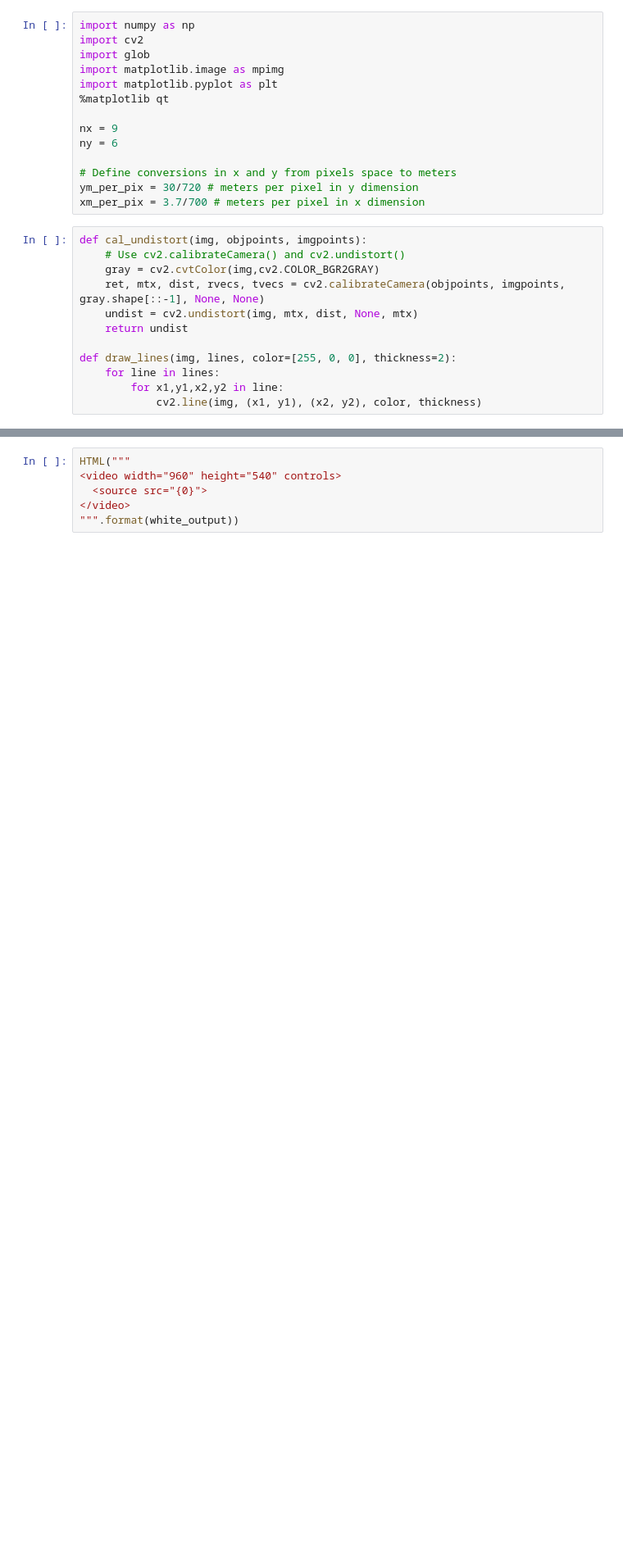
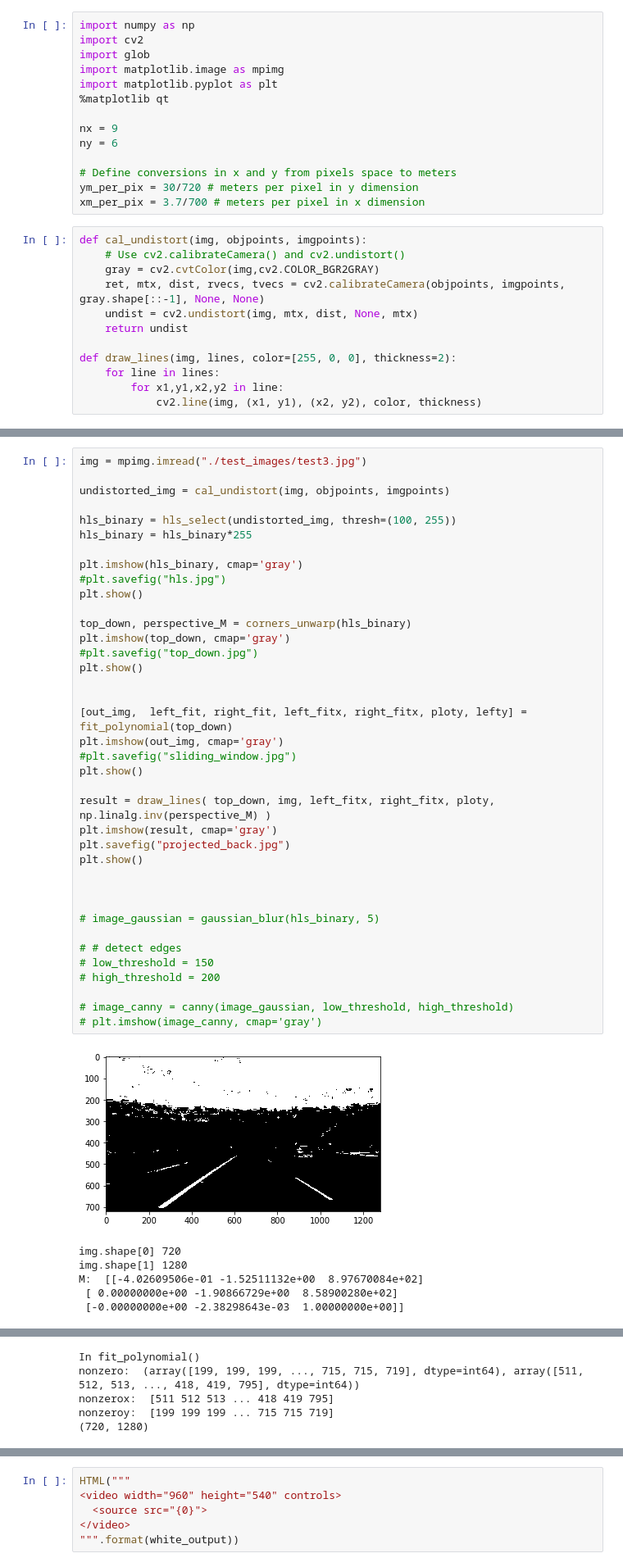
Before and after one commit to Thomas10111/CarND-Advanced-Lane-Lines, a Jupyter notebook: find_lane.ipynb, the cells around one changed output, grey strips where cells are left out. Shown: that part at 82% size. Cells and saved outputs as stored; diff of their text form; blank space fills up the shorter version.

```diff
--- a/find_lane.ipynb
+++ b/find_lane.ipynb
@@ -70,0 +101,45 @@ undistorted = cal_undistort(img, objpoints, imgpoints)
+# %%
+img = mpimg.imread("./test_images/test3.jpg")
+
+undistorted_img = cal_undistort(img, objpoints, imgpoints)
+
+hls_binary = hls_select(undistorted_img, thresh=(100, 255))
+hls_binary = hls_binary*255
+
+plt.imshow(hls_binary, cmap='gray')
+#plt.savefig("hls.jpg")
+plt.show()
+
+top_down, perspective_M = corners_unwarp(hls_binary)
+plt.imshow(top_down, cmap='gray')
+#plt.savefig("top_down.jpg")
+plt.show()
+
+
+[out_img,  left_fit, right_fit, left_fitx, right_fitx, ploty, lefty] = fit_polynomial(top_down)
+plt.imshow(out_img, cmap='gray')
+#plt.savefig("sliding_window.jpg")
+plt.show()
+
+result = draw_lines( top_down, img, left_fitx, right_fitx, ploty, np.linalg.inv(perspective_M) )
+plt.imshow(result, cmap='gray')
+plt.savefig("projected_back.jpg")
+plt.show()
+
+
+
+# image_gaussian = gaussian_blur(hls_binary, 5)
+
+# # detect edges
+# low_threshold = 150
+# high_threshold = 200
+
+# image_canny = canny(image_gaussian, low_threshold, high_threshold)
+# plt.imshow(image_canny, cmap='gray')
+# %% [output]
+[figure, added]
+img.shape[0] 720
+img.shape[1] 1280
+M:  [[-4.02609506e-01 -1.52511132e+00  8.97670084e+02]
+ [ 0.00000000e+00 -1.90866729e+00  8.58900280e+02]
+ [-0.00000000e+00 -2.38298643e-03  1.00000000e+00]]
@@ -70,0 +147,5 @@ undistorted = cal_undistort(img, objpoints, imgpoints)
+In fit_polynomial()
+nonzero:  (array([199, 199, 199, ..., 715, 715, 719], dtype=int64), array([511, 512, 513, ..., 418, 419, 795], dtype=int64))
+nonzerox:  [511 512 513 ... 418 419 795]
+nonzeroy:  [199 199 199 ... 715 715 719]
+(720, 1280)
```
Also changed, not shown: parts of 8 cells of this notebook.
